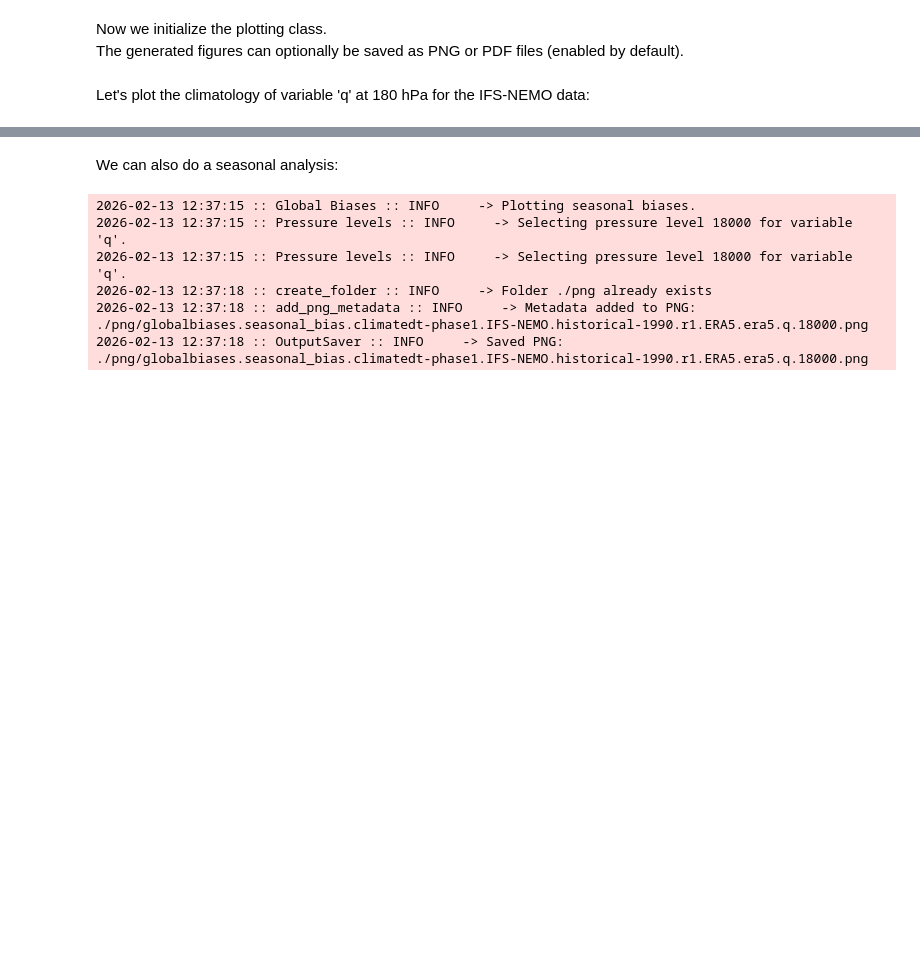
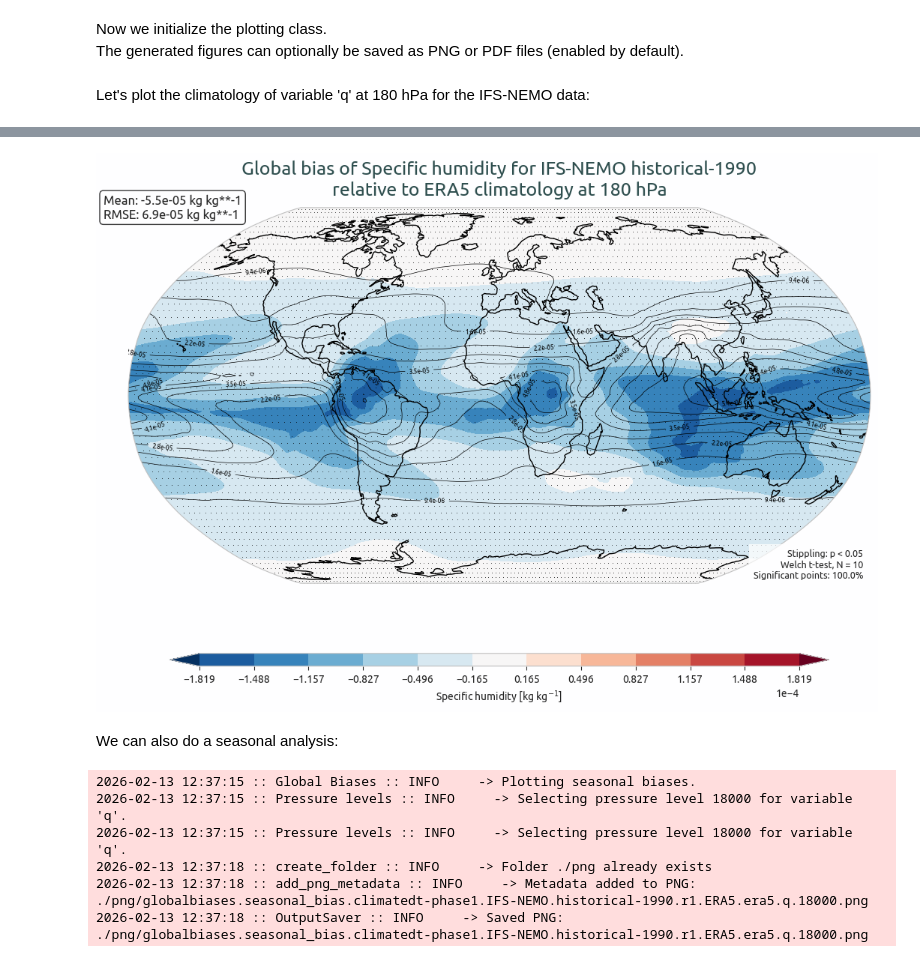
Before and after one commit to DestinE-Climate-DT/AQUA-diagnostics, a Jupyter notebook: notebooks/diagnostics/global_biases/global_biases.ipynb, the cells around one changed output, grey strips where cells are left out. Cells and saved outputs as stored; diff of their text form; code cells hidden in the pictures; blank space fills up the shorter version.

```diff
--- a/notebooks/diagnostics/global_biases/global_biases.ipynb
+++ b/notebooks/diagnostics/global_biases/global_biases.ipynb
@@ -11,7 +11,7 @@ As a first step, we initialize the GlobalBias class for both the dataset and the
 # %%
 biases_ifs_nemo = GlobalBiases(catalog = 'climatedt-phase1', model='IFS-NEMO', exp='historical-1990', source='lra-r100-monthly', startdate="1990-01-01", enddate="1999-12-31", loglevel="INFO")
 
-biases_era5 = GlobalBiases(model='ERA5', exp='era5', source='monthly', startdate="1990-01-01", enddate="1999-12-31", loglevel="INFO")
+biases_era5 = GlobalBiases(model='ERA5', exp='era5', source='monthly', startdate="1990-01-01", enddate="1999-12-31", regrid='r100',loglevel="INFO")
 # %% [markdown]
 Now we retrieve the data for the target variable (e.g., 'q') and compute its climatology.
 The climatology will be stored as a class attribute and can optionally be saved as a NetCDF file.
@@ -79,0 +66,15 @@ plot_biases.plot_bias(data=biases_ifs_nemo.climatology, data_ref=biases_era5.cli
+# %%
+plot_biases.plot_bias(data=biases_ifs_nemo.climatology, data_ref=biases_era5.climatology,
+ var=var, plev=18000,
+ area=biases_ifs_nemo.climatology['cell_area'], show_stats=True,
+ data_timeseries=biases_ifs_nemo.data,          # data with 'time' dimension for t-test
+ data_ref_timeseries=biases_era5.data,
+
+ # Statistical test options
+ show_significance = True,             # Enable significance stippling
+ significance_alpha = 0.05,            # 95% confidence level
+ stipple_density = 3,                  # Stippling density (higher = more sparse)
+ stipple_size = 0.5,                   # Size of stipple dots
+ invert_stippling = False,             # False = stipple where differences ARE significant
+ )
+# %% [output]
@@ -79,0 +98 @@ plot_biases.plot_bias(data=biases_ifs_nemo.climatology, data_ref=biases_era5.cli
+[figure, added]
```
Also changed, not shown: parts of 7 cells of this notebook.
